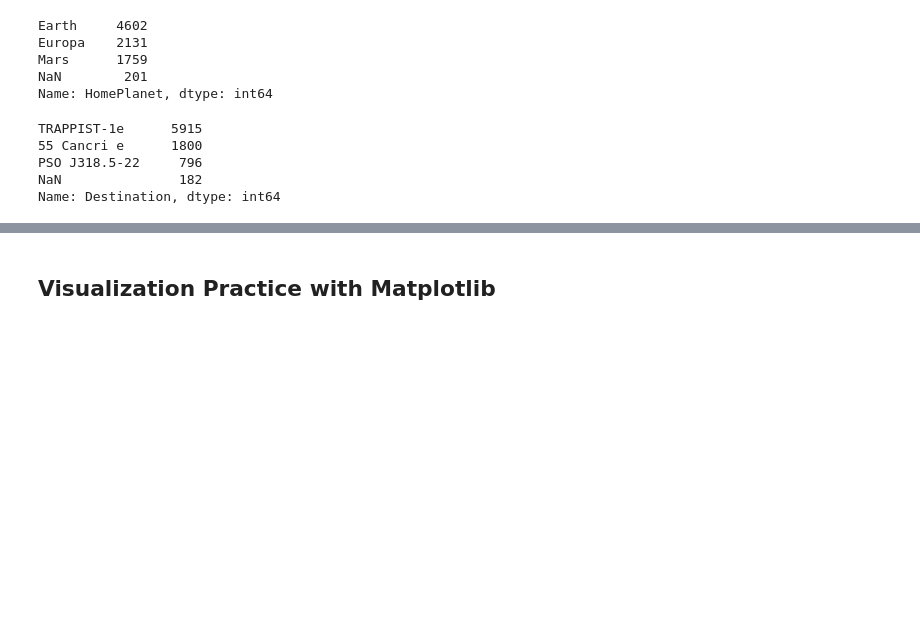
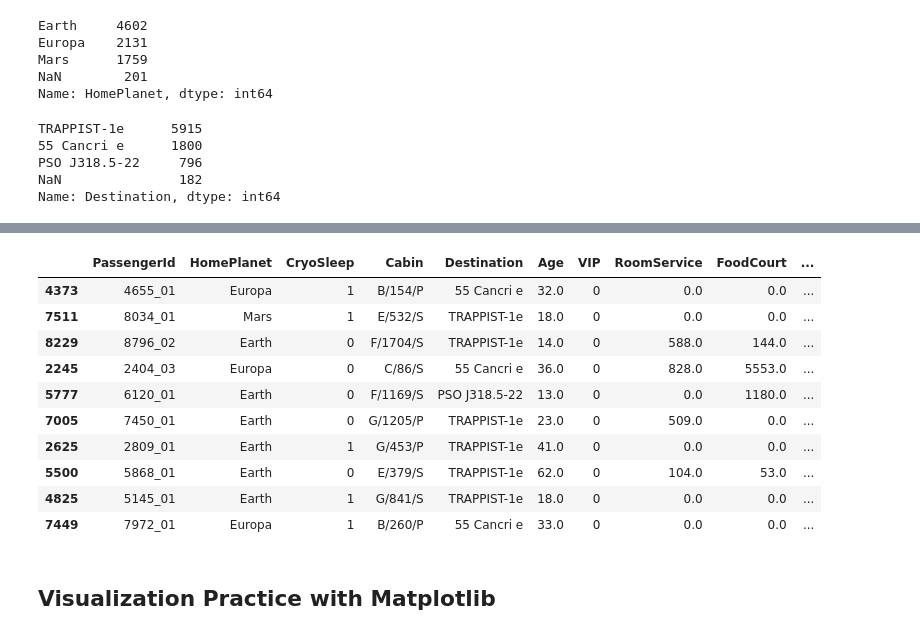
Before and after one commit to connorcapitolo/Spaceship-Titanic, a Jupyter notebook: spaceship_eda.ipynb, the cells around one changed output, grey strips where cells are left out. Saved outputs shown, nothing was run; the diff lists cells and outputs as text; code cells hidden in the pictures; blank space fills up the shorter version.

```diff
--- a/spaceship_eda.ipynb
+++ b/spaceship_eda.ipynb
@@ -260,3 +290,17 @@ Name: Destination, dtype: int64
+# %%
+df_bool_conv_int.sample(10, random_state=109)
+# %% [output]
+|  | PassengerId | HomePlanet | CryoSleep | Cabin | Destination | Age | VIP | RoomService | FoodCourt | ... |
+| 4373 | 4655_01 | Europa | 1 | B/154/P | 55 Cancri e | 32.0 | 0 | 0.0 | 0.0 | ... |
+| 7511 | 8034_01 | Mars | 1 | E/532/S | TRAPPIST-1e | 18.0 | 0 | 0.0 | 0.0 | ... |
+| 8229 | 8796_02 | Earth | 0 | F/1704/S | TRAPPIST-1e | 14.0 | 0 | 588.0 | 144.0 | ... |
+| 2245 | 2404_03 | Europa | 0 | C/86/S | 55 Cancri e | 36.0 | 0 | 828.0 | 5553.0 | ... |
+| 5777 | 6120_01 | Earth | 0 | F/1169/S | PSO J318.5-22 | 13.0 | 0 | 0.0 | 1180.0 | ... |
+| 7005 | 7450_01 | Earth | 0 | G/1205/P | TRAPPIST-1e | 23.0 | 0 | 509.0 | 0.0 | ... |
+| 2625 | 2809_01 | Earth | 1 | G/453/P | TRAPPIST-1e | 41.0 | 0 | 0.0 | 0.0 | ... |
+| 5500 | 5868_01 | Earth | 0 | E/379/S | TRAPPIST-1e | 62.0 | 0 | 104.0 | 53.0 | ... |
+| 4825 | 5145_01 | Earth | 1 | G/841/S | TRAPPIST-1e | 18.0 | 0 | 0.0 | 0.0 | ... |
+| 7449 | 7972_01 | Europa | 1 | B/260/P | 55 Cancri e | 33.0 | 0 | 0.0 | 0.0 | ... |
 # %% [markdown]
 ## Visualization Practice with Matplotlib
 # %%
```
Also changed, not shown: parts of 16 cells of this notebook, 2 other files.
